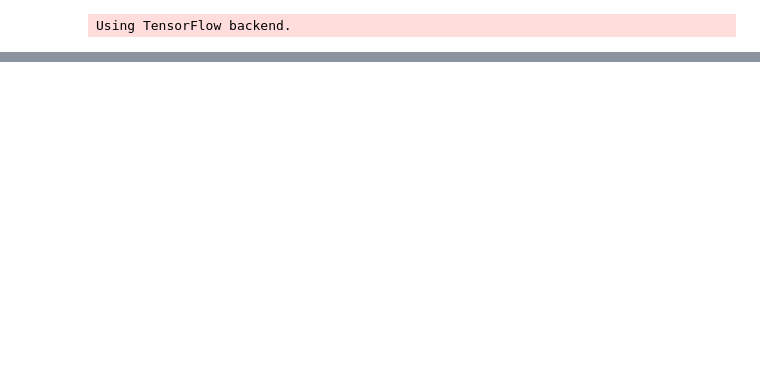
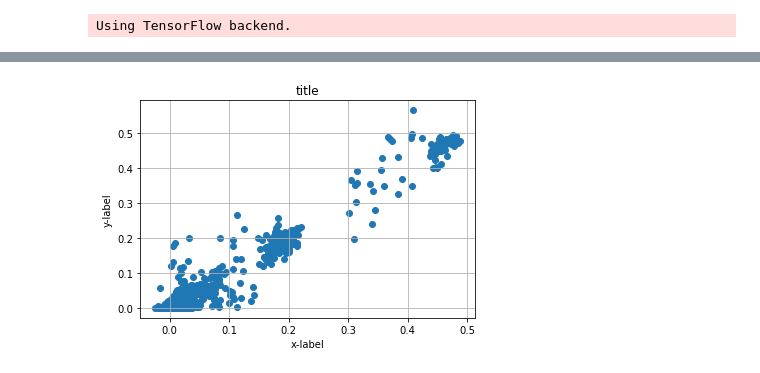
Before and after one commit to Yaccoub/Co-Tour, a Jupyter notebook: notebooks/hotspot_forecast_train.ipynb, the cells around one changed output, grey strips where cells are left out. Saved outputs shown, nothing was run; the diff lists cells and outputs as text; code cells hidden in the pictures; blank space fills up the shorter version.

```diff
--- a/notebooks/hotspot_forecast_train.ipynb
+++ b/notebooks/hotspot_forecast_train.ipynb
@@ -181,0 +247,10 @@ plt.show()
+# %%
+# rename the columns of y_Data
+X_train = X_Data[train_index]
+X_test = X_Data[test_index]
+y_train = y_Data[train_index]
+y_test = y_Data[test_index]
+# %%
+n_feats = X_train.shape[2]
+n_fore = dataset.shape[1]
+print(n_steps,n_feats,n_fore)
@@ -181,0 +259,14 @@ plt.show()
+# %%
+model = build_model_cnn(n_steps,n_feats,n_fore)
+model.summary()
+
+history = model.fit(
+    X_train,
+    y_train,
+    batch_size=32,
+    epochs=100,
+    validation_data=(X_test, y_test),
+    callbacks=[
+        EarlyStopping(patience=10),
+    ],
+)
@@ -181,0 +352,3 @@ plt.show()
+# %%
+predictions = model.predict(X_test)
+print(predictions)
@@ -181,0 +369,11 @@ plt.show()
+# %%
+# Visualize the data
+plt.figure()
+plt.scatter(predictions,y_test)
+plt.grid(True)
+plt.title("title")
+plt.xlabel("x-label")
+plt.ylabel("y-label")
+plt.show()
+# %% [output]
+[figure, added]
```
Also changed, not shown: parts of 23 cells of this notebook.
